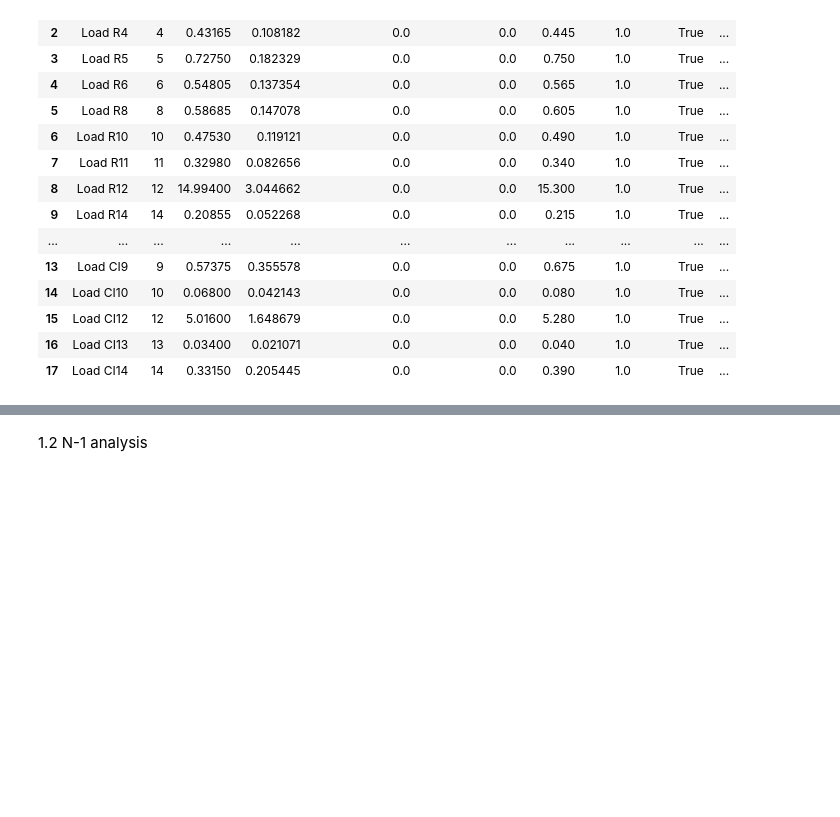
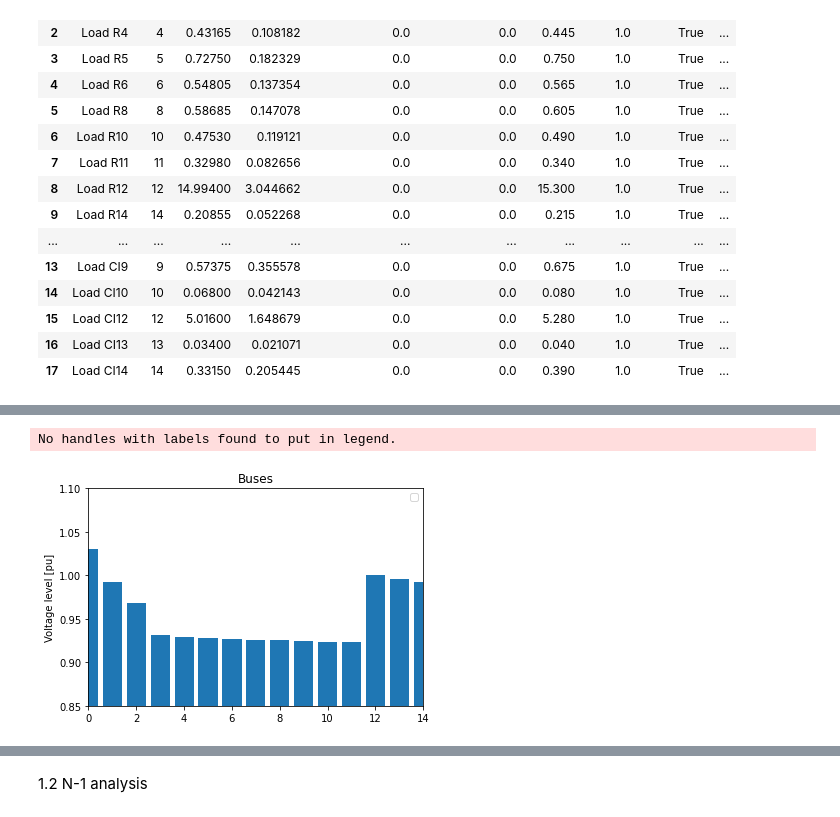
Before and after one commit to jonahaag/PracticalOptimizationOfEnergyNetworks, a Jupyter notebook: PRO1/step_1/pro1_1_simple.ipynb, the cells around one changed output, grey strips where cells are left out. Saved outputs shown, nothing was run; the diff lists cells and outputs as text; code cells hidden in the pictures; blank space fills up the shorter version.

```diff
--- a/PRO1/step_1/pro1_1_simple.ipynb
+++ b/PRO1/step_1/pro1_1_simple.ipynb
@@ -85,0 +175,17 @@ net.load
+# %%
+# Add some plots
+fig, ax = plt.subplots()
+x = np.arange(0,net.bus.index[-1]+1, dtype=np.int8)
+width = 0.8
+ax.bar(x, net.res_bus.vm_pu)
+ax.set_ylabel('Voltage level [pu]')
+ax.set_title('Buses')
+ax.legend()
+ax.set_xlim(0,net.bus.index[-1])
+ax.set_ylim(0.85, 1.1)
+
+plt.show()
+fig.savefig("../presentation/results/step_1/buses_initial.png", dpi=300)
+# %% [output]
+No handles with labels found to put in legend.
+[figure, added]
```
Also changed, not shown: parts of 10 cells of this notebook, 28 other files.
